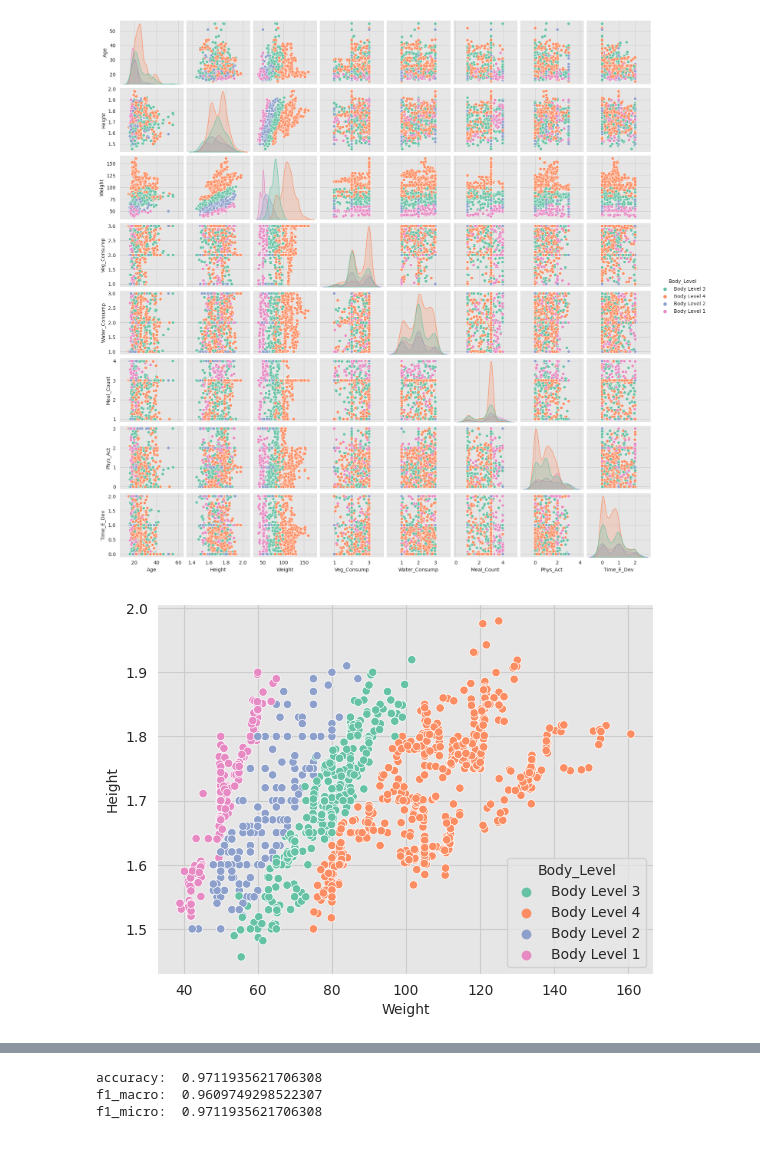
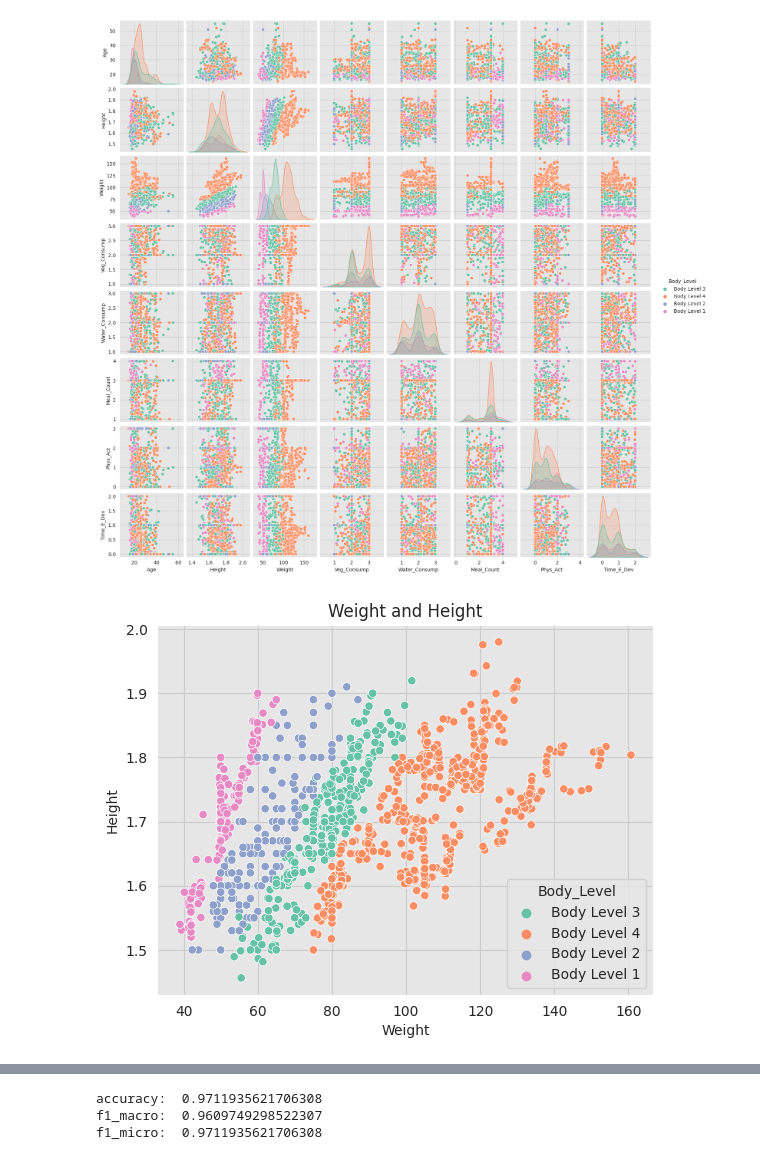
Before and after one commit to yahia3200/Body-Level-Classification, a Jupyter notebook: notebooks/dataset_analysis.ipynb, the cells around one changed output, grey strips where cells are left out. Saved outputs shown, nothing was run; the diff lists cells and outputs as text; code cells hidden in the pictures.

Commit message:
readme edits and more plots

```diff
--- a/notebooks/dataset_analysis.ipynb
+++ b/notebooks/dataset_analysis.ipynb
@@ -173,7 +173,10 @@ plt.show()
 # %% [output]
 [figure]
 # %%
+# zoom in weight and height
 sns.scatterplot(x='Weight', y='Height', hue=target, data=data, palette='Set2')
-plt.show()
+plt.title('Weight and Height')
+plt.savefig('../figures/dataset_analysis/weight_height.png',
+            dpi=300, bbox_inches='tight')
 # %% [output]
-[figure, old version]
+[figure, new version]
```
Also changed, not shown: parts of 1 cell of this notebook, 3 other files.
